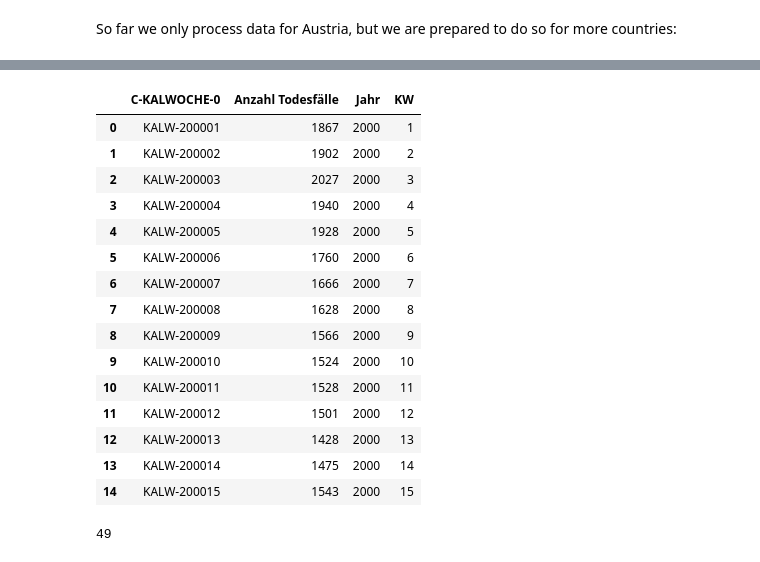
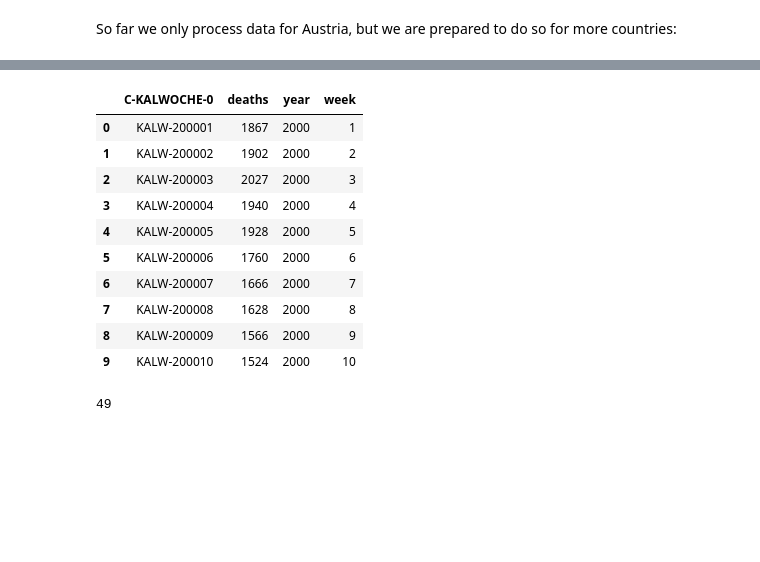
Before and after one commit to vossiman/COVID-statistics-AT, a Jupyter notebook: covid_excess_deaths.ipynb, the cells around one changed output, grey strips where cells are left out. Saved outputs shown, nothing was run; the diff lists cells and outputs as text; code cells hidden in the pictures; blank space fills up the shorter version.

Commit message:
Moved data preparation into a separate lib
This is a futher move towards enabling multiple countries source data,
each having its own transformation and preparation logic.

```diff
--- a/covid_excess_deaths.ipynb
+++ b/covid_excess_deaths.ipynb
@@ -56,35 +26,17 @@ df.head()
-# %%
-# Summe der Todesfälle pro Kalenderwoche
-group = df['F-ANZ-1'].groupby(df['C-KALWOCHE-0']).sum()
-#group.head()
-#type(group)
-frame = {'Anzahl Todesfälle': group }
-result_df = pd.DataFrame(frame).reset_index()
-
-# Spalte für Jahr
-result_df['Jahr']= result_df['C-KALWOCHE-0'].apply(lambda x: x[5:9])
-
-# Spalte für KW
-result_df['KW']= result_df['C-KALWOCHE-0'].apply(lambda x: int(x[9:11]))
-
-#result_df
-result_df.head(15)
-# %% [output]
-|  | C-KALWOCHE-0 | Anzahl Todesfälle | Jahr | KW |
-| 0 | KALW-200001 | 1867 | 2000 | 1 |
-| 1 | KALW-200002 | 1902 | 2000 | 2 |
-| 2 | KALW-200003 | 2027 | 2000 | 3 |
-| 3 | KALW-200004 | 1940 | 2000 | 4 |
-| 4 | KALW-200005 | 1928 | 2000 | 5 |
-| 5 | KALW-200006 | 1760 | 2000 | 6 |
-| 6 | KALW-200007 | 1666 | 2000 | 7 |
-| 7 | KALW-200008 | 1628 | 2000 | 8 |
-| 8 | KALW-200009 | 1566 | 2000 | 9 |
-| 9 | KALW-200010 | 1524 | 2000 | 10 |
-| 10 | KALW-200011 | 1528 | 2000 | 11 |
-| 11 | KALW-200012 | 1501 | 2000 | 12 |
-| 12 | KALW-200013 | 1428 | 2000 | 13 |
-| 13 | KALW-200014 | 1475 | 2000 | 14 |
-| 14 | KALW-200015 | 1543 | 2000 | 15 |
+# %%
+result_df = prepare_df['at']()
+result_df.head(10)
+# %% [output]
+|  | C-KALWOCHE-0 | deaths | year | week |
+| 0 | KALW-200001 | 1867 | 2000 | 1 |
+| 1 | KALW-200002 | 1902 | 2000 | 2 |
+| 2 | KALW-200003 | 2027 | 2000 | 3 |
+| 3 | KALW-200004 | 1940 | 2000 | 4 |
+| 4 | KALW-200005 | 1928 | 2000 | 5 |
+| 5 | KALW-200006 | 1760 | 2000 | 6 |
+| 6 | KALW-200007 | 1666 | 2000 | 7 |
+| 7 | KALW-200008 | 1628 | 2000 | 8 |
+| 8 | KALW-200009 | 1566 | 2000 | 9 |
+| 9 | KALW-200010 | 1524 | 2000 | 10 |
 # %%
 # max KW (when was the last update)
```
Also changed, not shown: parts of 6 cells of this notebook, 3 other files.
